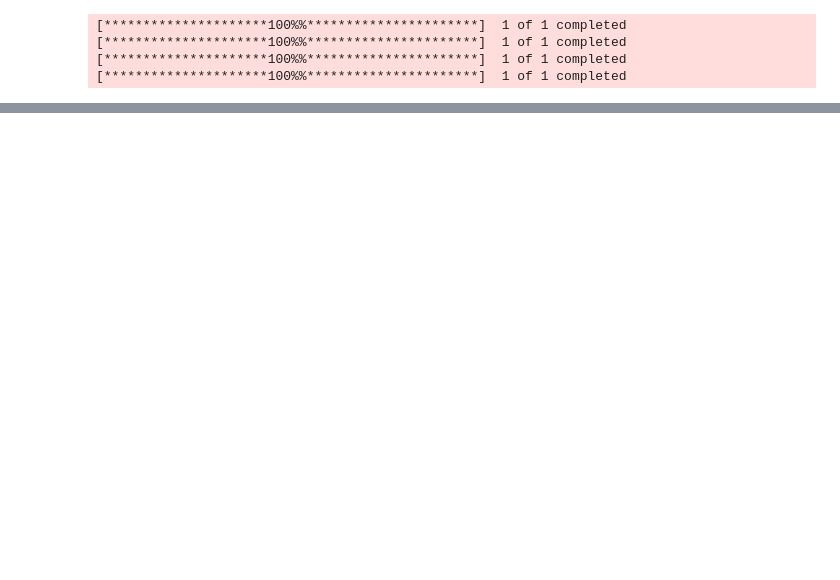
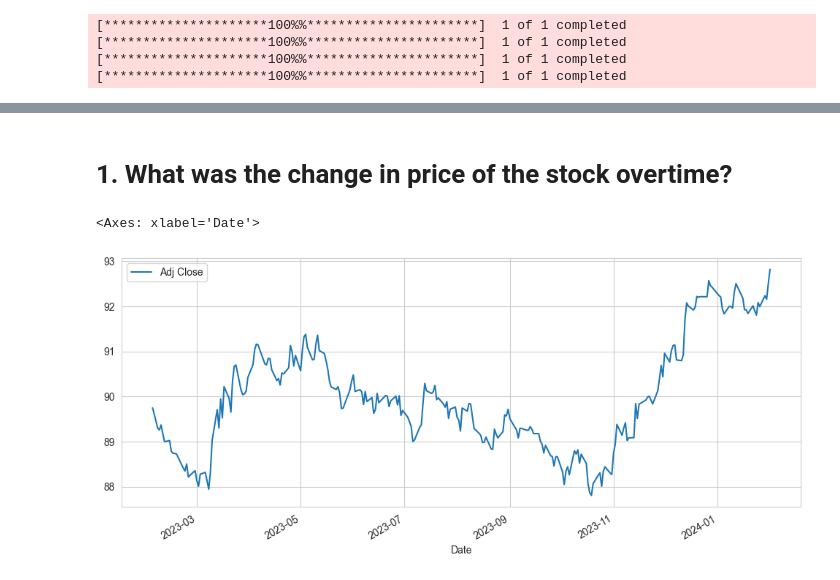
Before and after one commit to Deepak-B-G/Fast-Lane-Internship, a Jupyter notebook: Project-02/project-02.ipynb, the cells around one changed output, grey strips where cells are left out. Saved outputs shown, nothing was run; the diff lists cells and outputs as text; code cells hidden in the pictures; blank space fills up the shorter version.

```diff
--- a/Project-02/project-02.ipynb
+++ b/Project-02/project-02.ipynb
@@ -115,0 +114,8 @@ plt.show()
+# %% [markdown]
+# 1. What was the change in price of the stock overtime?
+# %%
+#Plotting the stock's adjusted closing price using pandas
+BTC['Adj Close'].plot(legend=True,figsize=(12,5))
+# %% [output]
+<Axes: xlabel='Date'>
+[figure, added]
```
Also changed, not shown: parts of 35 cells of this notebook.
